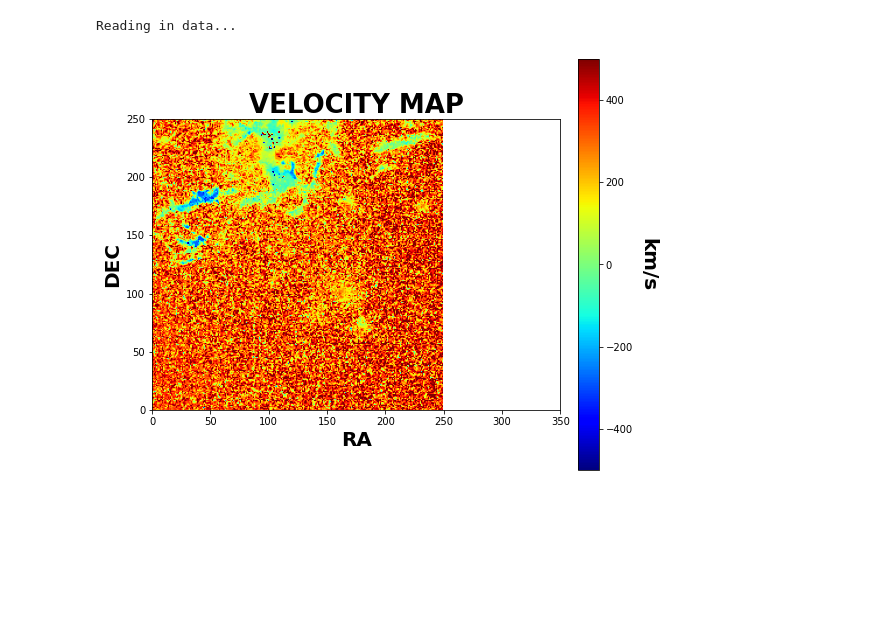
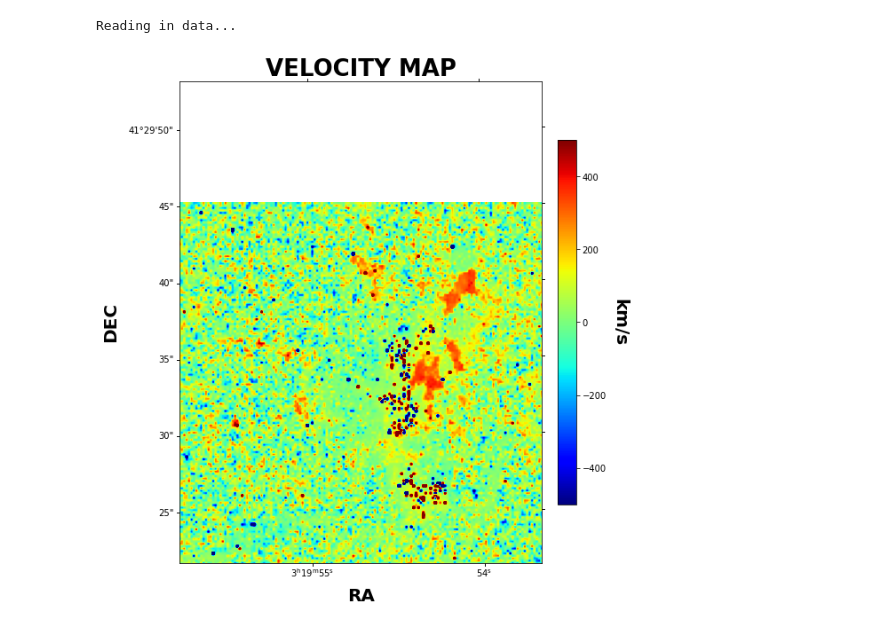
Before and after one commit to crhea93/LUCI, a Jupyter notebook: NGC1275-Highres.ipynb, the cells around one changed output. Saved outputs shown, nothing was run; the diff lists cells and outputs as text; code cells hidden in the pictures; blank space fills up the shorter version.

```diff
--- a/NGC1275-Highres.ipynb
+++ b/NGC1275-Highres.ipynb
@@ -5,11 +5,11 @@ import numpy as np
 import LUCI.LuciPlotting as lplt
 # %%
 cube_dir = '/media/carterrhea/carterrhea/Benjamin'  # Path to data cube
-cube_name = 'A0426_SN3.merged.cm1.1.0'  # don't add .hdf5 extension
-object_name = 'NGC1275'
+cube_name = 'NGC1275-highres'  # don't add .hdf5 extension
+object_name = 'NGC1275-HR'
 redshift = 0.017284
-ML_ref = 'ML/Reference-Spectrum-R1800'
-ML_model = 'ML/R1800-PREDICTOR-I'
+ML_ref = 'ML/Reference-Spectrum-R7000'
+ML_model = 'ML/R7000-PREDICTOR-I'
 # %%
 cube = Luci(cube_dir+'/'+cube_name, cube_dir, object_name, redshift, ML_ref, ML_model)
 # %% [output]
@@ -19,6 +19,6 @@ Reading in data...
 # %%
-vel_map, broad_map, flux_map, chi2_fits = cube.fit_cube(['Halpha', 'NII6548', 'NII6583', 'SII6716', 'SII6731'], 'sincgauss', 800, 1500, 250, 750, binning=2)
+vel_map, broad_map, flux_map, chi2_fits = cube.fit_cube(['Halpha', 'NII6548', 'NII6583', 'SII6716', 'SII6731'], 'sincgauss', 950, 1250, 850, 1250, binning=2)
 # %%
-lplt.plot_map(vel_map, 'velocity', cube_dir, clims=[-500,500])
+lplt.plot_map(vel_map, 'velocity', cube_dir, cube.header, clims=[-500,500])
 # %% [output]
-[figure, old version]
+[figure, new version]
```
Also changed, not shown: parts of 1 cell of this notebook, 13 other files.
